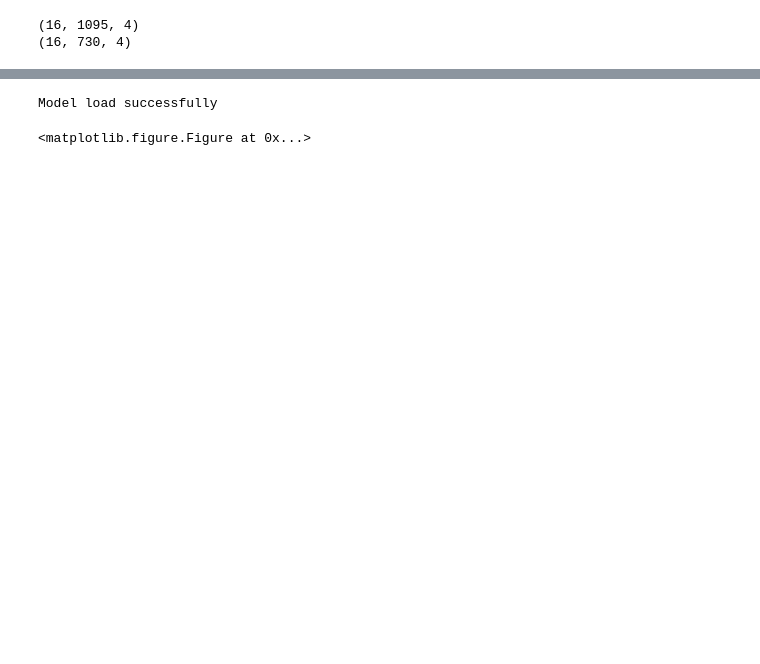
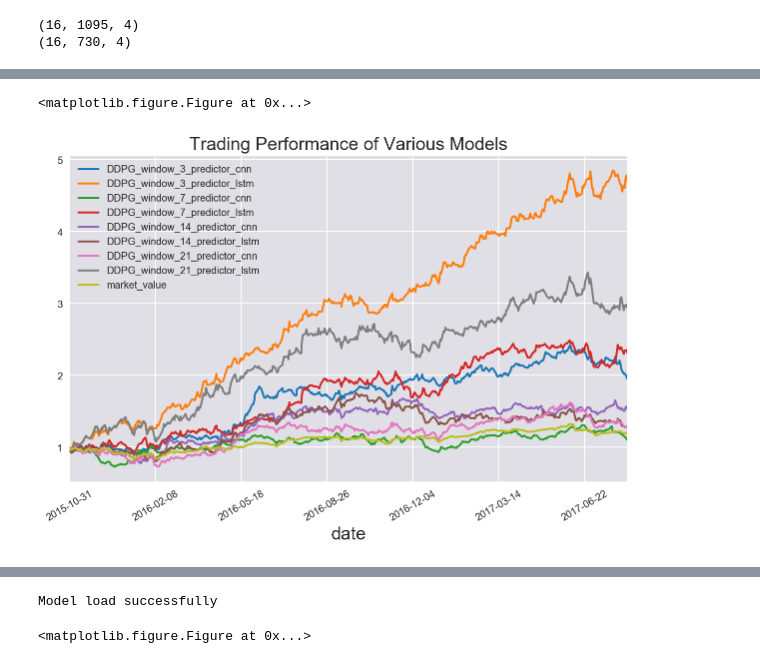
Before and after one commit to vermouth1992/drl-portfolio-management, a Jupyter notebook: src/ddpg_experiments.ipynb, the cells around one changed output, grey strips where cells are left out. Cells and saved outputs as stored; diff of their text form; code cells hidden in the pictures; blank space fills up the shorter version.

```diff
--- a/src/ddpg_experiments.ipynb
+++ b/src/ddpg_experiments.ipynb
@@ -232,0 +244,9 @@ test_model_multiple(env, models)
+# %%
+# evaluate the model with unseen data from same stock, fixed the starting date
+env = MultiActionPortfolioEnv(testing_history, testing_stocks, model_names[8:], steps=650, start_idx=num_training_time,
+                   sample_start_date='2015-10-30')
+# %%
+test_model_multiple(env, models[8:])
+# %% [output]
+<matplotlib.figure.Figure at 0x...>
+[figure, added]
```
Also changed, not shown: parts of 12 cells of this notebook, 12 other files.
